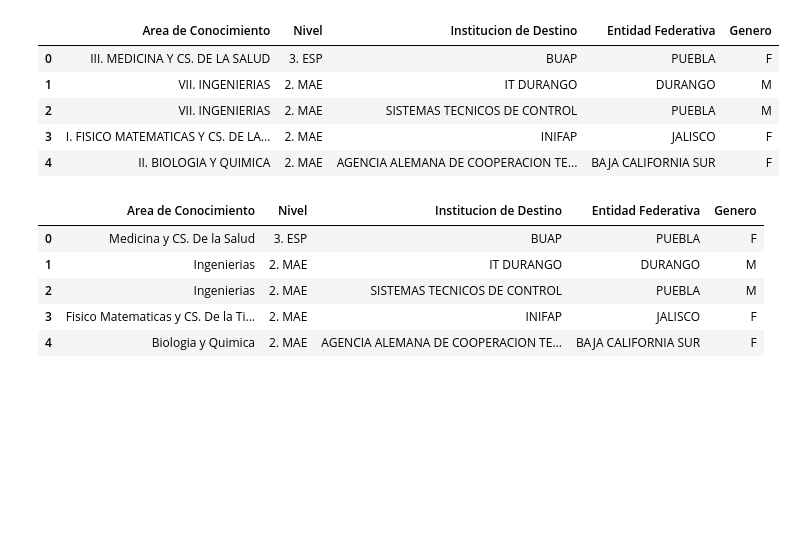
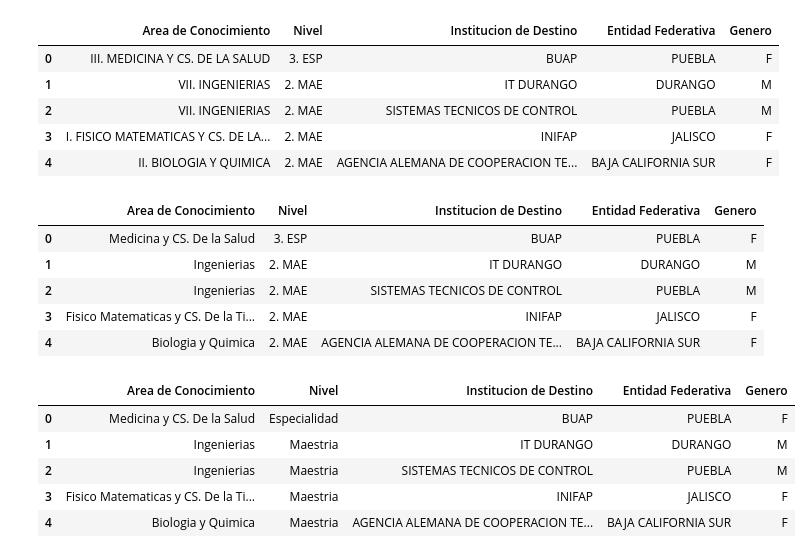
Before and after one commit to rochagose/eda-becas-mixtas-MX, a Jupyter notebook: EDABecasMexMixt.ipynb, the cells around one changed output. Drawn from its saved outputs; the diff is of its cells as text; code cells hidden in the pictures; blank space fills up the shorter version.

```diff
--- a/EDABecasMexMixt.ipynb
+++ b/EDABecasMexMixt.ipynb
@@ -222,3 +222,12 @@ mapear_nivel = {
 }
 # %%
 df['Nivel'] = df['Nivel'].map(mapear_nivel)
+# %%
+df.head()
+# %% [output]
+|  | Area de Conocimiento | Nivel | Institucion de Destino | Entidad Federativa | Genero |
+| 0 | Medicina y CS. De la Salud | Especialidad | BUAP | PUEBLA | F |
+| 1 | Ingenierias | Maestria | IT DURANGO | DURANGO | M |
+| 2 | Ingenierias | Maestria | SISTEMAS TECNICOS DE CONTROL | PUEBLA | M |
+| 3 | Fisico Matematicas y CS. De la Ti... | Maestria | INIFAP | JALISCO | F |
+| 4 | Biologia y Quimica | Maestria | AGENCIA ALEMANA DE COOPERACION TE... | BAJA CALIFORNIA SUR | F |
```
